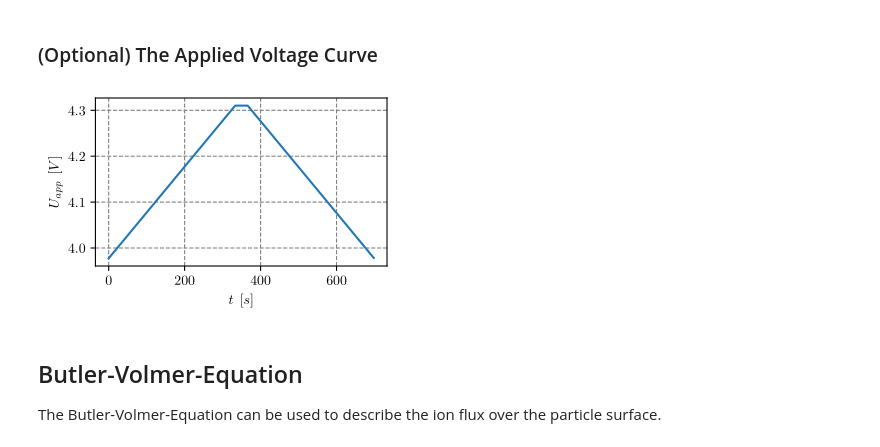
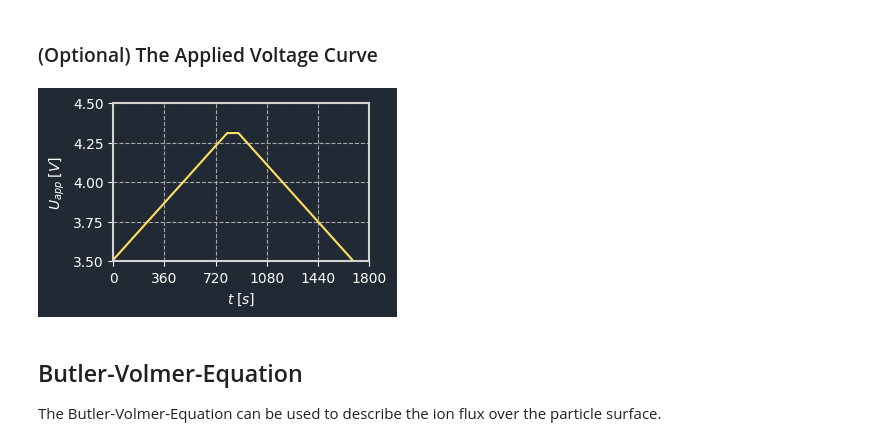
Before and after one commit to willi-z/batmania, a Jupyter notebook: SPM_Zhang.ipynb, the cells around one changed output. Cells and saved outputs as stored; diff of their text form; code cells hidden in the pictures.

```diff
--- a/SPM_Zhang.ipynb
+++ b/SPM_Zhang.ipynb
@@ -186,15 +288,14 @@ import matplotlib.pyplot as plt
 from matplotlib.ticker import AutoMinorLocator
 from helpers import set_size
 
+plt.rcParams.update(plot_config)
 
 fig,ax = plt.subplots(figsize=set_size(245))
 
-ax.plot(y_paper, U_paper, label=r"$U_{ocp}$")
-ax.plot(y_ext, U_ext, label=r"$U_{ext}$")
-ax.plot(y_plett, U_plett, label=r"$U_{alt}$", linestyle='dotted', color="#d62728")
-
-ax.xaxis.grid(which='both', color='gray', linestyle='dashed')
-ax.yaxis.grid(color='gray', linestyle='dashed')
+ax.plot(y_paper, U_paper, label=r"$U_{ocp}$", linewidth=2)
+next(ax._get_lines.prop_cycler)
+ax.plot(y_ext, U_ext, label=r"$U_{ext}$", linewidth=2)
+ax.plot(y_plett, U_plett, label=r"$U_{alt}$", linewidth=2, linestyle='dotted')
 
 ax.set_xlabel(r"$y \; \left[ \; \right]$")
 ax.set_ylabel(r"$U_{ocp} \; \left[ V \right]$")
@@ -203,30 +304,23 @@ ax.legend(loc='lower left',
           fancybox=False, frameon=True)
 
 
-x_min = np.floor(0.1 * 10) / 10
-x_max = np.ceil(1.0 * 10) / 10
+x_min = 0.1
+x_max = 1.0
 dx = x_max - x_min
 
 minor_locator = AutoMinorLocator(1)
 ax.xaxis.set_minor_locator(minor_locator)
-ax.set_xticks(np.arange(x_min, x_max + 0.1,0.1))
-ax.set_xlim([x_min - dx * 0.02, x_max + dx * 0.02])
+ax.set_xticks(np.linspace(x_min, x_max,10))
+ax.set_xlim([x_min , x_max+0.01])
 
 y_min = 3.5
 y_max = 4.2
 dy = y_max - y_min
 ax.set_yticks(np.arange(y_min, y_max + 0.1, 0.1))
-ax.set_ylim([y_min - dy * 0.02, y_max + dy * 0.02])
+ax.set_ylim([y_min, y_max])
 
-for axis in ['top', 'bottom', 'left', 'right']:
-    ax.spines[axis].set_color('black')
-    ax.spines[axis].set_linewidth(1.5)
-
-# This should be called after all axes have been added
 fig.tight_layout(pad=0)
 
-if store_images:
-    plt.savefig(result_path / 'spm_zhang_Uocp(y).pgf')
-
+save_plot(plt, 'spm_Uocp(y)')
 fig
 # %% [output]
@@ -271,31 +365,33 @@ def U_app(t):
 # %%
 
 ts = np.arange(t_end)
 u_apps = [U_app(t) for t in ts]
 
 import matplotlib.pyplot as plt
-from matplotlib.ticker import AutoMinorLocator
 from helpers import set_size
 
+
+plt.rcParams.update(plot_config)
 
 fig,ax = plt.subplots(figsize=set_size(245))
 
 ax.plot(ts, u_apps, label=r"$U_{app}$")
 
-ax.xaxis.grid(which='both', color='gray', linestyle='dashed')
-ax.yaxis.grid(color='gray', linestyle='dashed')
+ax.set_xlabel(r"$t \; \left[ s \right]$")
+ax.set_xticks(np.linspace(0,1800,6))
+ax.set_xlim([0, 1800])
 
-ax.set_xlabel(r"$t \; \left[ s \right]$")
 ax.set_ylabel(r"$U_{app} \; \left[ V \right]$")
+ax.set_yticks(np.linspace(3.5,4.5,5))
+ax.set_ylim([3.5, 4.5])
 
 fig.tight_layout(pad=0)
 
-if store_images:
-    plt.savefig(result_path / 'spm_zhang_Uapp(t).pgf')
+save_plot(plt, 'spm_Uapp(t)')
 
 fig
 # %% [output]
-[figure, old version]
+[figure, new version]
 # %% [markdown]
 ## Butler-Volmer-Equation
 
```
Also changed, not shown: parts of 22 cells of this notebook, 2 other files.
